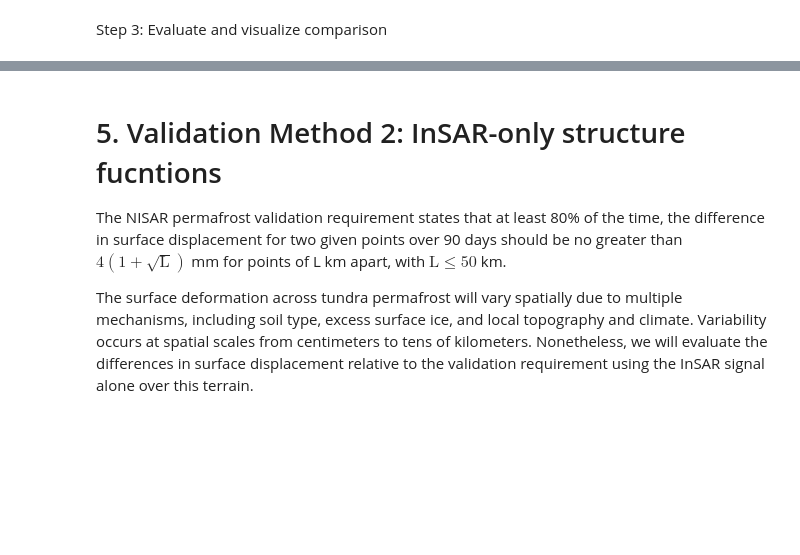
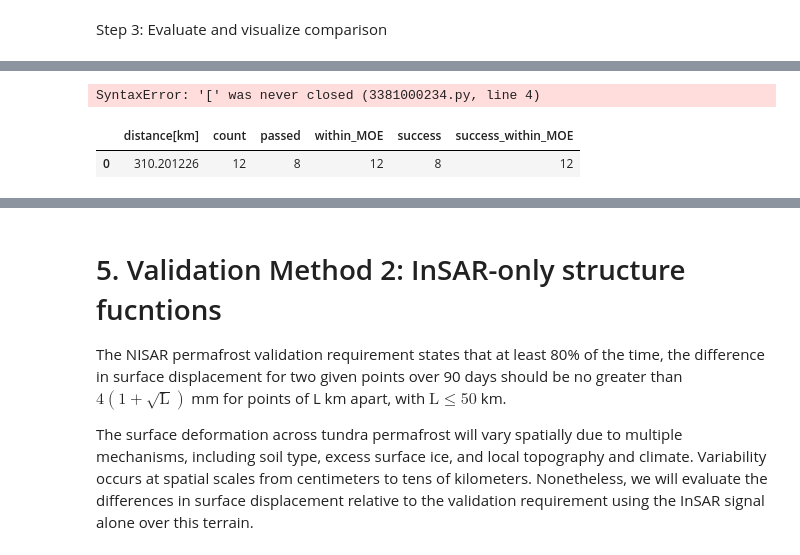
Before and after one commit to nisar-solid/ATBD, a Jupyter notebook: methods/permafrost/Permafrost_Requirement_Validation.ipynb, the cells around one changed output, grey strips where cells are left out. Cells and saved outputs as stored; diff of their text form; code cells hidden in the pictures; blank space fills up the shorter version.

```diff
--- a/methods/permafrost/Permafrost_Requirement_Validation.ipynb
+++ b/methods/permafrost/Permafrost_Requirement_Validation.ipynb
@@ -511,0 +636,42 @@ Percent of double differences within margin of error of requirement: 66.7%
+# %%
+# validation
+req_thresh = 0.8
+
+# distvec = np.concat([d
+count = np.array([np.size(i) for i in ddf])
+passed = np.array([np.sum(i) for i in succvec])
+passed_within_MOE = np.array([np.sum(i) for i in succerr])
+success = passed/count >= req_thresh
+success_within_MOE = within_MOE/count >= req_thresh
+# print(success)
+# print(success_within_MOE)
+
+validation = pd.DataFrame(np.vstack([dist,
+                                   count,
+                                   passed,
+                                   passed_within_MOE,
+                                   success,
+                                   success_within_MOE],dtype=object).T,
+                                   columns = ['distance[km]', 'count', 'passed', 'within_MOE', 'success', 'success_within_MOE'])
+
+summrow = ['Total',
+           np.sum(count),
+           np.sum(passed),
+           np.sum(within_MOE),
+           np.sum(passed)/np.sum(count) >= req_thresh,
+           np.sum(passed_within_MOE)/np.sum(count) >= req_thresh]
+# validation = pd.concat([validation, pd.DataFrame(validation.sum(axis=0)).T])
+# validation['passed_pc'] = validation['passed_req.[#]'] / validation['total_count[#]']
+# validation['success_fail'] = validation['passed_pc'] > threshold
+# validation.index.name = 'distance[km]'
+# Rename last row
+# validation.rename({validation.iloc[-1].name:'Total'}, inplace=True)
+
+# print(validation)test
+# %% [output]
+SyntaxError: '[' was never closed (3381000234.py, line 4)
+# %%
+pd.DataFrame(validation.sum(axis=0)).T
+# %% [output]
+|  | distance[km] | count | passed | within_MOE | success | success_within_MOE |
+| 0 | 310.201226 | 12 | 8 | 12 | 8 | 12 |
```
Also changed, not shown: parts of 36 cells of this notebook, 3 other files.
